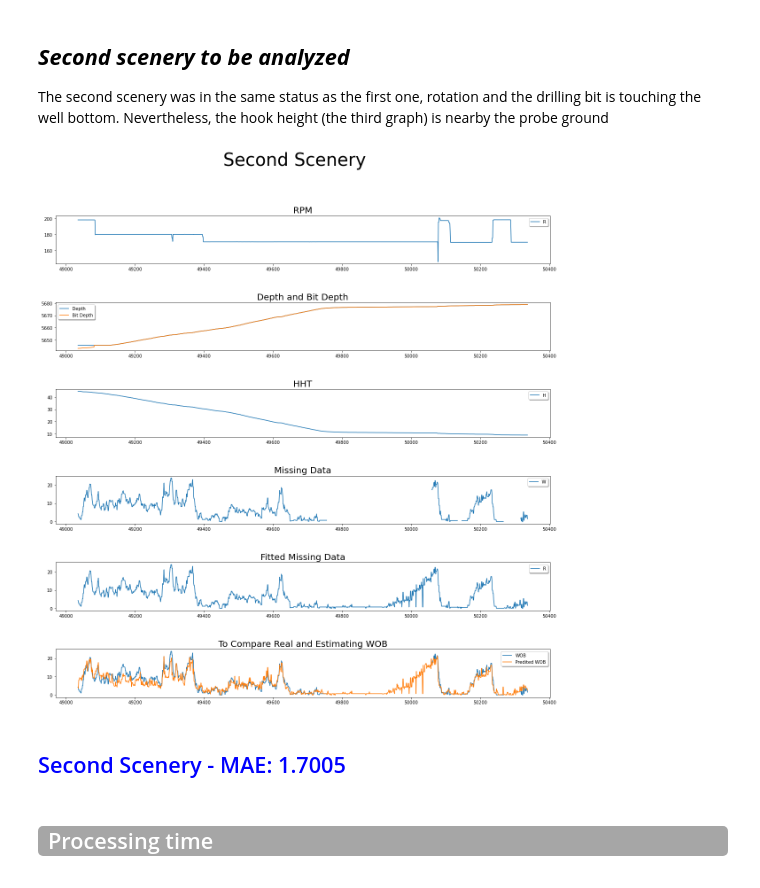
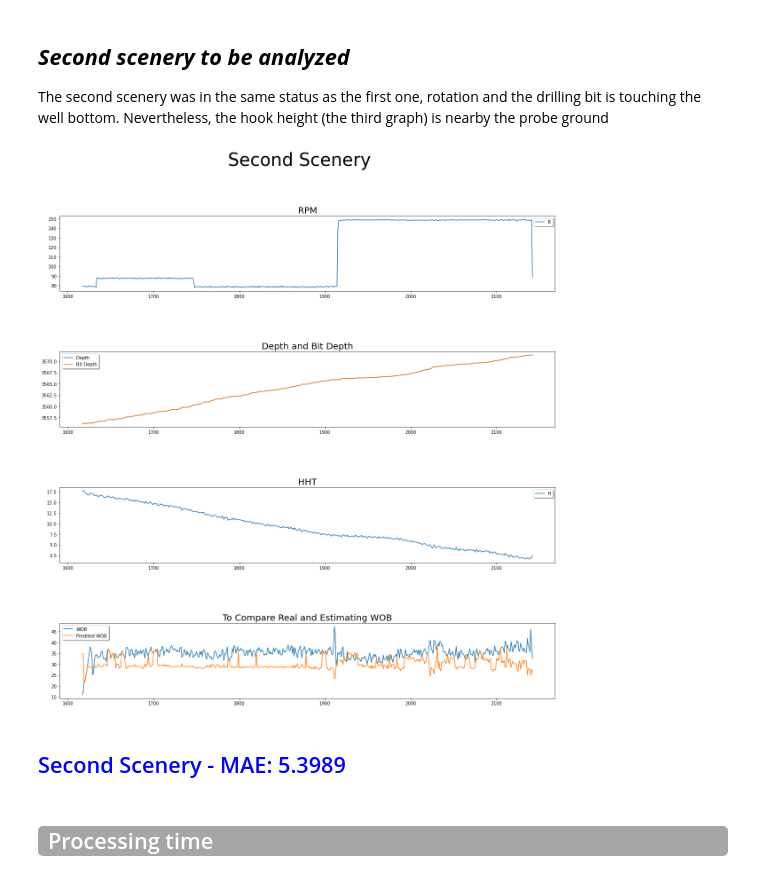
Before and after one commit to yscosta/Machine_Learning_to_correct_weight_on_bit_sensor, a Jupyter notebook: Fit_missing_data_on_weight_on_bit .ipynb, the cells around one changed output. Saved outputs shown, nothing was run; the diff lists cells and outputs as text; code cells hidden in the pictures.

```diff
--- a/Fit_missing_data_on_weight_on_bit .ipynb
+++ b/Fit_missing_data_on_weight_on_bit .ipynb
@@ -100,20 +74,12 @@ model.load_model(model_name)
 # %%
 # To measure the processing time.
 start = time()
-
-# Define the file name that has drilling data.
-file = 'drilling_data.csv'
 
 # Define features.
 features =['DRG', 'RPM', 'GPM', 'WOH', 'ECD', 'HHT', 'SPP', 'STS']
 
 # File segments with significant missing data.
-segments = [(1509979500, 1509984000),  # 0-Discret result
-            (1510012800, 1510048200),  # 1-Two discrete results
-            (1510054200, 1510061999),  # 2-Discret result
-            (1510099230, 1510110900),  # 3-Relevant result
-            (1510072800, 1510099191),  # 4-Relevant result
-            (1510148430, 1510160399)]  # 5-Discret result
+segments = []
 
 # File indexes with significant missing data.
 indexes = [[i for i in range(50560, 50610)], [i for i in range(49740, 49900)]]
@@ -165,8 +131,8 @@ def plot_predictions(df, segment, scenery):
         ('RPM', 'RPM', 'RPM'), # 1st  - Plot to show whether there is a rotation on the bit.
         ('Depth and Bit Depth', ['DEPTH','BIT_DEPTH'], ['Depth','Bit Depth']), # 2nd - Plot to show whether the bit is touching on the bottom of well.
         ('HHT', 'HHT', 'HHT'), # 3rd - Plot to show height of hook.
-        ('Missing Data', 'WOB', 'WOB'), # 4th - Plot to show the missing data on WOB.
-        ('Fitted Missing Data', 'wob_replaced', 'Replaced WOB'), # 5th - Plot to show the missing data fitted.
+        # ('Missing Data', 'WOB', 'WOB'), # 4th - Plot to show the missing data on WOB.
+        # ('Fitted Missing Data', 'wob_replaced', 'Replaced WOB'), # 5th - Plot to show the missing data fitted.
         ('To Compare Real and Estimating WOB', ['WOB', 'wob_predicted'], ['WOB', 'Predited WOB']) #6th - Plot to show all predicted data to compare to actual data.
     ]
 
@@ -262,0 +221,18 @@ drilling_data.csv
+# %%
+segments = [
+              (1501802860, 1501820600),
+              (1501810080, 1501820600),
+              (1501821540, 1501840258)
+           ]
+
+# Define the file name that has drilling data.
+file = 'drilling_data_w10.csv'
+
+print(file)
+df_w10 = pd.read_csv(file, sep=';', decimal=',', header=0, low_memory=False, memory_map=True)
+
+df_w10 = fit_wob_missing_data(df_w10)
+
+# Save file.
+file = 'drilling_data_pwob.csv'
+df_w10.to_csv(file, sep=';', decimal=',', index=False)
@@ -289,16 +267,16 @@ display(Markdown(score))
 
 The second scenery was in the same status as the first one, rotation and the drilling bit is touching the well bottom. Nevertheless, the hook height (the third graph) is nearby the probe ground
 # %%
-segment = 4
+segment = 1
 scenery = 'Second Scenery'
-plot_predictions(df, segment=segment, scenery=scenery)
+plot_predictions(df_w10, segment=segment, scenery=scenery)
 #print_estimtion(df, segment=segment)
-mae, _, _, _, _, _, _ = calc_regression_error(df, segment=segment)
+mae, _, _, _, _, _, _ = calc_regression_error(df_w10, segment=segment)
 score = f"## <span style='color:blue'>{scenery} - MAE: {mae}</span>"
 display(Markdown(score))
 # %% [output]
-[figure, old version]
+[figure, new version]
-## <span style='color:blue'>Second Scenery - MAE: 1.7005</span>
+## <span style='color:blue'>Second Scenery - MAE: 5.3989</span>
 # %% [markdown]
 <div class="alert alert-info" style="background-color:#A6A6A6; color:white; padding:0px 10px; border-radius:5px;"><h2 style='margin:10px 5px'>Processing time</h2>
 </div>
```
Also changed, not shown: parts of 11 cells of this notebook.
